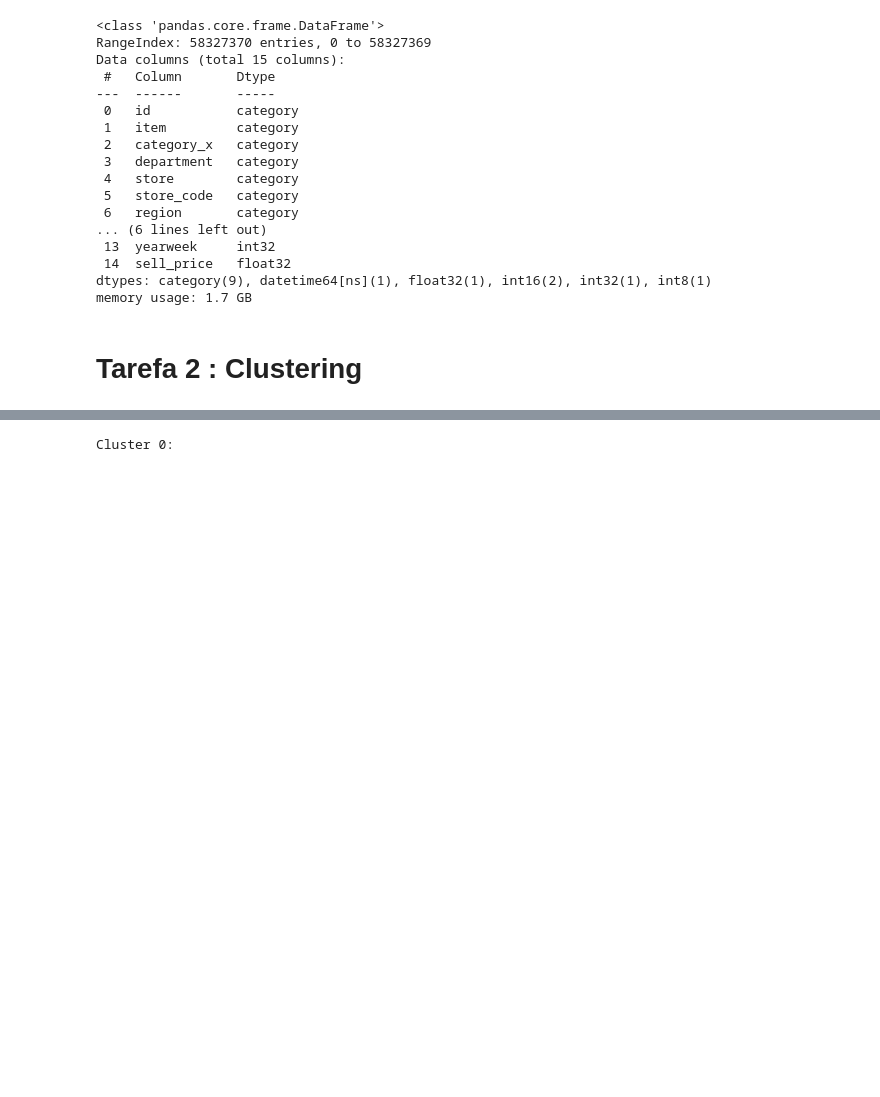
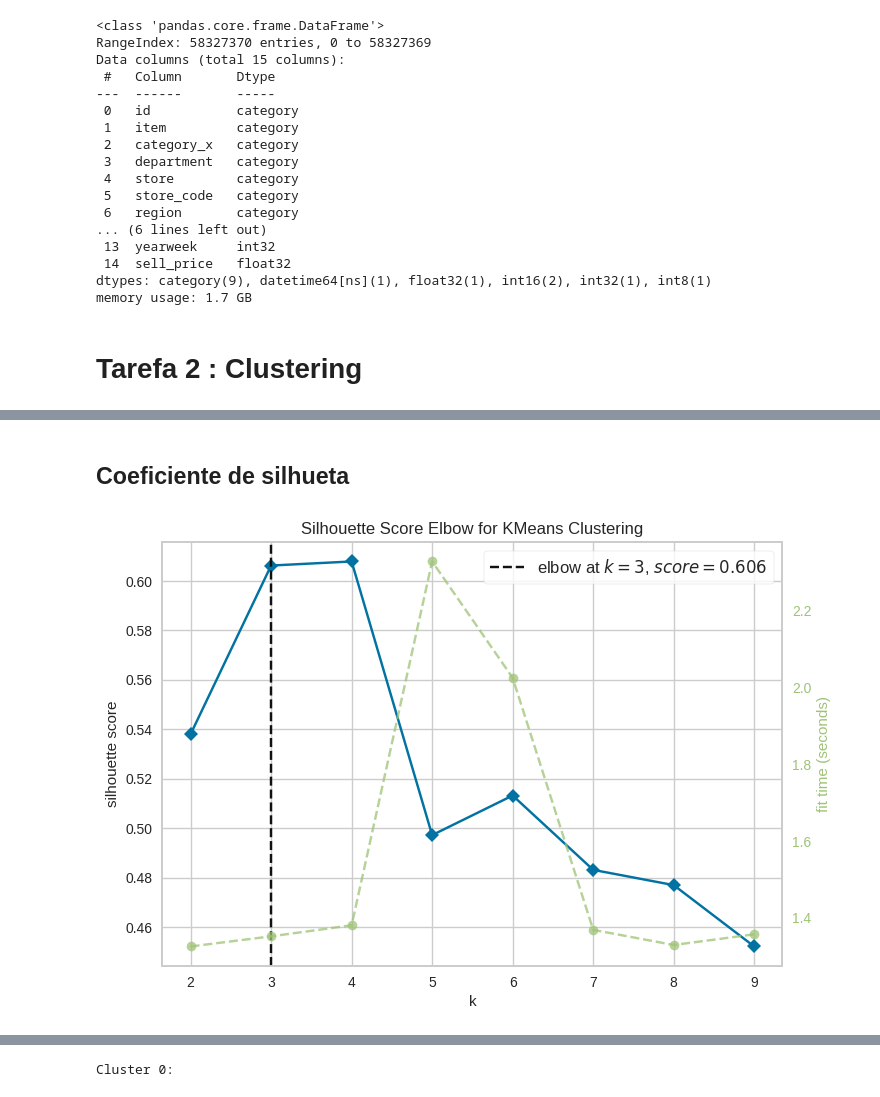
Before and after one commit to viicctor91/me, a Jupyter notebook: Projeto_Final.ipynb, the cells around one changed output, grey strips where cells are left out. Saved outputs shown, nothing was run; the diff lists cells and outputs as text; code cells hidden in the pictures; blank space fills up the shorter version.

```diff
--- a/Projeto_Final.ipynb
+++ b/Projeto_Final.ipynb
@@ -1007,0 +1197,14 @@ memory usage: 1.7 GB
+# %% [markdown]
+## Coeficiente de silhueta
+# %%
+inertia = []
+for i in range(1, 11):  # Testando de 1 a 10 clusters
+    kmeans = KMeans(n_clusters=i, random_state=0, n_init=10, ).fit(df_items_scaled)  # Definido n_init explicitamente
+    inertia.append(kmeans.inertia_)
+    visualizer = KElbowVisualizer(kmeans, k=(2,10), metric='silhouette')
+
+visualizer.fit(df_items_scaled)
+visualizer.show()
+plt.show()
+# %% [output]
+[figure, added]
```
Also changed, not shown: parts of 46 cells of this notebook.
